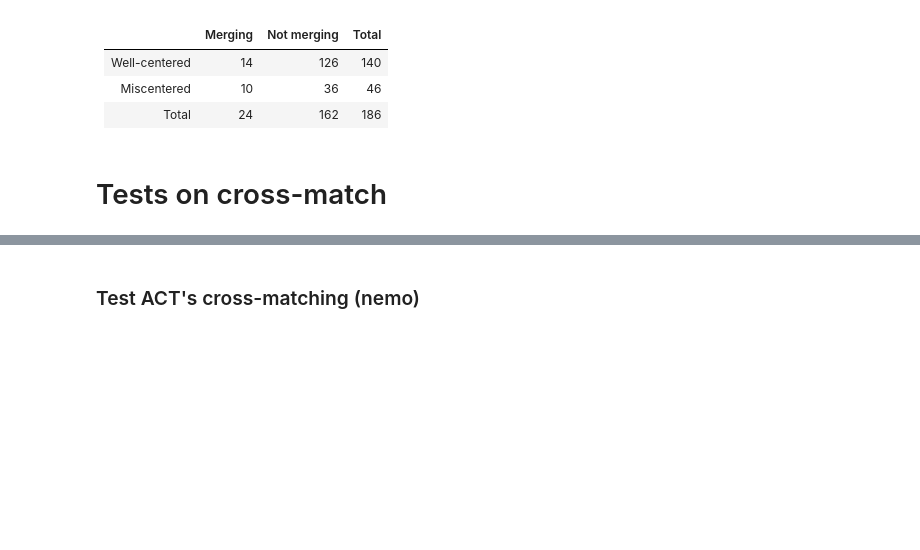
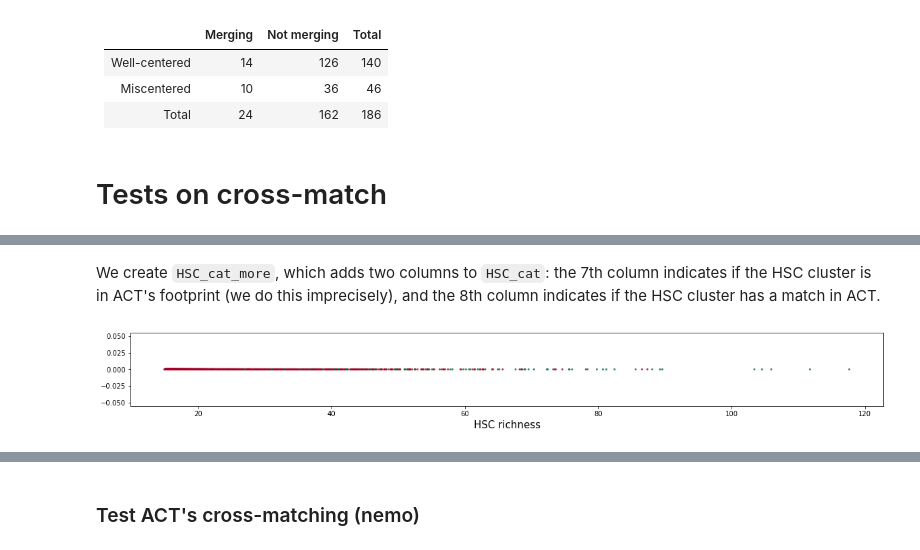
Before and after one commit to Jupiter1994/hsc-miscentering, a Jupyter notebook: HSC_ACT_Offset_Distribution.ipynb, the cells around one changed output, grey strips where cells are left out. Drawn from its saved outputs; the diff is of its cells as text; code cells hidden in the pictures; blank space fills up the shorter version.

```diff
--- a/HSC_ACT_Offset_Distribution.ipynb
+++ b/HSC_ACT_Offset_Distribution.ipynb
@@ -393,32 +393,25 @@ def remove_duplicates(idx, d2d, d3d):
             if d2d[loc] < d2d[best_loc]: best_loc = loc
         for loc in locs:
             if loc != best_loc: not_duplicate[loc] = 0
+            print(f'Cluster matched with HSC idx {rep_idx} (d2d = {np.round(d2d[loc],3)}):')
+            print(ACT_cat[loc]['name'])
+            print(f'ACT index (ie loc in idx): {loc}')
 
-            if (d2d[loc] < prelim_cutoff):
-                print(f'Cluster matched with HSC idx {rep_idx} (d2d = {np.round(d2d[loc],3)}):')
-                print(ACT_cat[loc]['name'])
-                print(f'ACT index (ie loc in idx): {loc}')
-        if (d2d[best_loc] < prelim_cutoff):
-            print()
+        print()
 
     return not_duplicate == 1
 # %% [markdown]
 ## Cross match with independent method
 # %%
-## Make preliminary (ie before we apply the separation cutoff) and final samples
-within_radius = (d2d < prelim_cutoff)
 print('List of duplicates:')
 not_duplicate = remove_duplicates(idx, d2d, d3d)
 has_warning = (ACT_cat['warnings'] != '')
-good_inds = within_radius & not_duplicate & ~has_warning
-
-# impose upper limit on offsets
-in_crossmatch = good_inds & (physical_sep < limit)
+within_radius = (physical_sep < limit)
+in_crossmatch = not_duplicate & ~has_warning & within_radius
 offsets_Mpc = physical_sep[in_crossmatch] # takes subset of all 4195 offsets
 
-# print(f'Number of ACT clusters within the preliminary matching radius: {np.sum(within_radius)}')
-print(f'Size of preliminary sample: {np.sum(good_inds)}')
-print(f'Size of final sample: {len(offsets_Mpc)}')
+print(f'Number of ACT clusters within the preliminary matching radius: {np.sum(within_radius)}')
+print(f'Size of final sample: {np.sum(in_crossmatch)}')
 # %% [output]
 List of duplicates:
 Cluster matched with HSC idx 5728 (d2d = 0.036 deg):
@@ -641,0 +630,25 @@ Number of miscentered clusters: 46
+# %% [markdown]
+We create `HSC_cat_more`, which adds two columns to `HSC_cat`: the 7th column indicates if the HSC cluster is in ACT's footprint (we do this imprecisely), and the 8th column indicates if the HSC cluster has a match in ACT.
+# %%
+HSC_in_ACT_area = (HSC_cat[:,1] < 30)
+HSC_in_ACT_area = np.expand_dims(HSC_in_ACT_area, axis=1)
+HSC_has_match = [ind in set(idx[in_crossmatch]) for ind in list(range(len(HSC_cat)))]
+HSC_has_match = np.expand_dims(HSC_has_match, axis=1)
+
+HSC_cat_more = np.hstack((HSC_cat, HSC_in_ACT_area, HSC_has_match))
+# %%
+## Plot every HSC richness in the ACT footprint; green data points correspond to
+## clusters with an ACT match, red data points correspond to those without one.
+richnesses_in_area = HSC_cat_more[:,3][HSC_cat_more[:,6] == 1]
+richnesses_in_area_and_match = HSC_cat_more[:,3]\
+        [(HSC_cat_more[:,7] == 1) & (HSC_cat_more[:,6] == 1)]
+
+in_area_and_match = HSC_cat_more[:,7][HSC_cat_more[:,6] == 1]
+
+fig = plt.figure(figsize=(20,2))
+plt.scatter(richnesses_in_area, np.zeros_like(richnesses_in_area), s=4, alpha=0.7, \
+            c=in_area_and_match, cmap='RdYlGn')
+plt.xlabel('HSC richness', size=15)
+plt.show()
+# %% [output]
+[figure, added]
```
Also changed, not shown: parts of 12 cells of this notebook.
